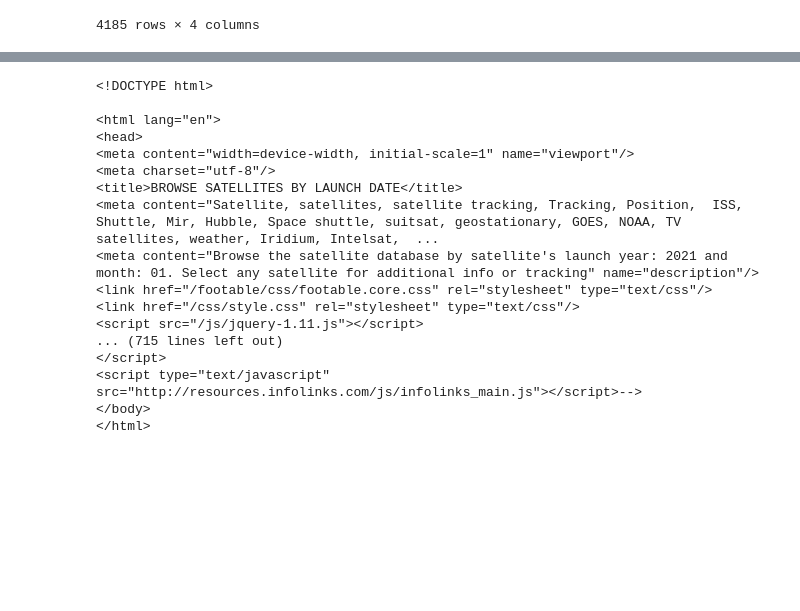
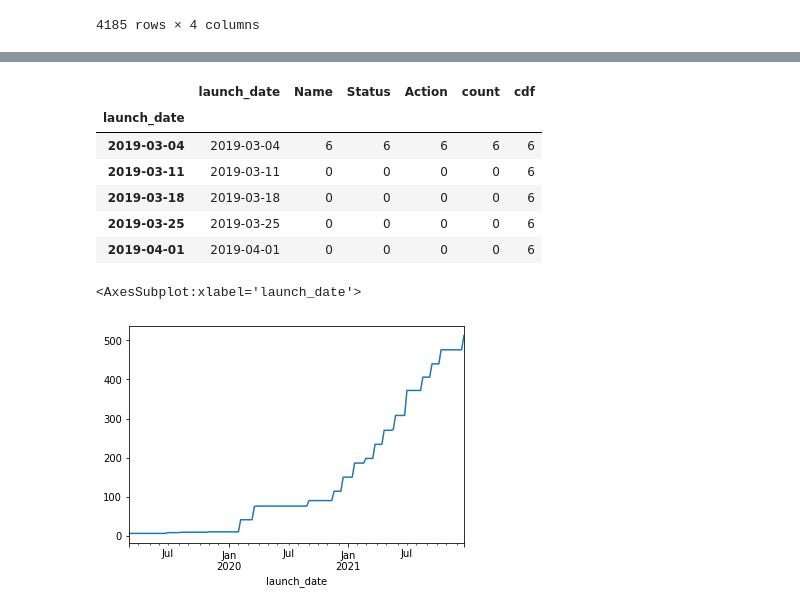
Before and after one commit to matzhaugen/mortality, a Jupyter notebook: notebooks/satellites.ipynb, the cells around one changed output, grey strips where cells are left out. Saved outputs shown, nothing was run; the diff lists cells and outputs as text; code cells hidden in the pictures; blank space fills up the shorter version.

Commit message:
add plots

```diff
--- a/notebooks/satellites.ipynb
+++ b/notebooks/satellites.ipynb
@@ -75,0 +113,4 @@ df
+# %%
+df.iloc[:, 1] = pd.to_datetime(df.iloc[:, 1])
+df.columns = ['Name', 'launch_date', 'Status', 'Action']
+df.head()
@@ -75,0 +124,4 @@ df
+# %%
+import numpy as np
+df = df[(np.logical_or(df["Name"].str.contains("SPACE").values, df["Name"].str.contains("ONEWEB")))]
+df.head()
@@ -75,0 +139,4 @@ df
+# %%
+weekly = df.groupby([pd.Grouper(key='launch_date', freq='W-MON')]).count().reset_index()
+weekly["count"] = weekly["Name"]
+weekly.head()
@@ -76,20 +150,17 @@ df
+# %%
+weekly["cdf"] = weekly["count"].cumsum()
+weekly.index = weekly.launch_date
+weekly.head()
+# %% [output]
+|  | launch_date | Name | Status | Action | count | cdf |
+| launch_date |  |  |  |  |  |  |
+| 2019-03-04 | 2019-03-04 | 6 | 6 | 6 | 6 | 6 |
+| 2019-03-11 | 2019-03-11 | 0 | 0 | 0 | 0 | 6 |
+| 2019-03-18 | 2019-03-18 | 0 | 0 | 0 | 0 | 6 |
+| 2019-03-25 | 2019-03-25 | 0 | 0 | 0 | 0 | 6 |
+| 2019-04-01 | 2019-04-01 | 0 | 0 | 0 | 0 | 6 |
 # %%
-df
+weekly["cdf"].plot()
 # %% [output]
-<!DOCTYPE html>
-
-<html lang="en">
-<head>
-<meta content="width=device-width, initial-scale=1" name="viewport"/>
-<meta charset="utf-8"/>
-<title>BROWSE SATELLITES BY LAUNCH DATE</title>
-<meta content="Satellite, satellites, satellite tracking, Tracking, Position,  ISS, Shuttle, Mir, Hubble, Space shuttle, suitsat, geostationary, GOES, NOAA, TV satellites, weather, Iridium, Intelsat,  ...
-<meta content="Browse the satellite database by satellite's launch year: 2021 and month: 01. Select any satellite for additional info or tracking" name="description"/>
-<link href="/footable/css/footable.core.css" rel="stylesheet" type="text/css"/>
-<link href="/css/style.css" rel="stylesheet" type="text/css"/>
-<script src="/js/jquery-1.11.js"></script>
-... (715 lines left out)
-</script>
-<script type="text/javascript" src="http://resources.infolinks.com/js/infolinks_main.js"></script>-->
-</body>
-</html>
+<AxesSubplot:xlabel='launch_date'>
+[figure, added]
```
Also changed, not shown: parts of 7 cells of this notebook.
